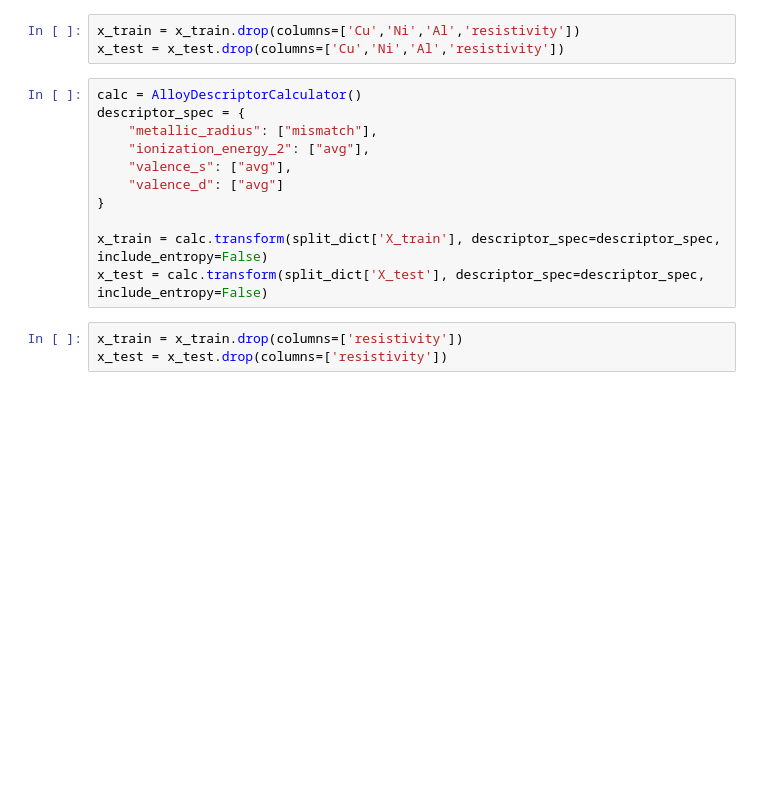
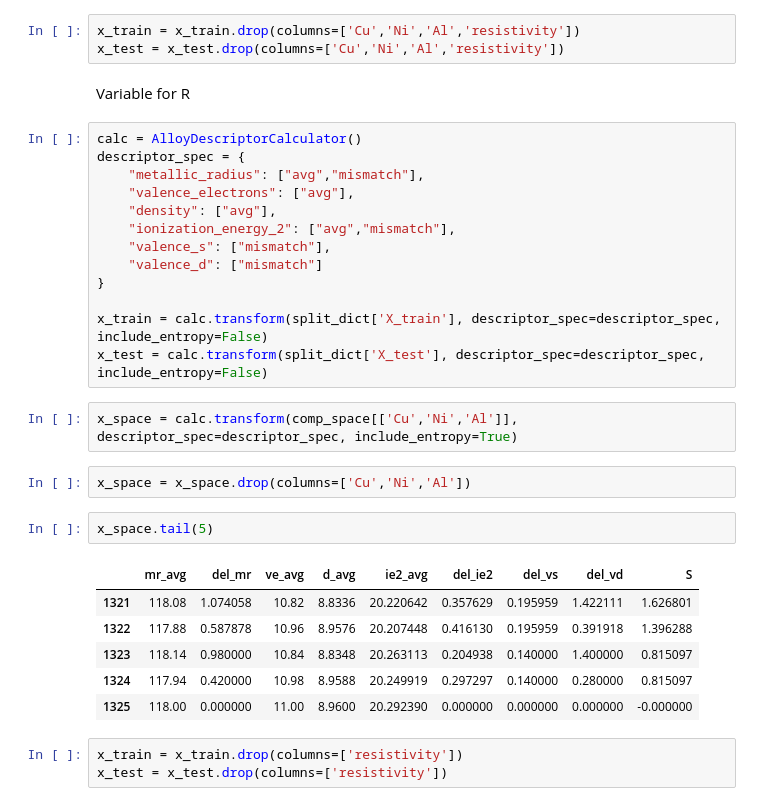
Before and after one commit to linarojas0824/Hybrid-Experimental-Data-Driven-Workflow, a Jupyter notebook: scripts/Notebooks/02_Model Training.ipynb, the cells around one changed output. Cells and saved outputs as stored; diff of their text form; blank space fills up the shorter version.

```diff
--- a/scripts/Notebooks/02_Model Training.ipynb
+++ b/scripts/Notebooks/02_Model Training.ipynb
@@ -105,17 +101,34 @@ y_test = split_dict['y_test']
 # %%
 x_train = x_train.drop(columns=['Cu','Ni','Al','resistivity'])
 x_test = x_test.drop(columns=['Cu','Ni','Al','resistivity'])
+# %% [markdown]
+Variable for R
 # %%
 calc = AlloyDescriptorCalculator()
 descriptor_spec = {
-    "metallic_radius": ["mismatch"],
-    "ionization_energy_2": ["avg"],
-    "valence_s": ["avg"],
-    "valence_d": ["avg"]
+    "metallic_radius": ["avg","mismatch"],
+    "valence_electrons": ["avg"],
+    "density": ["avg"],
+    "ionization_energy_2": ["avg","mismatch"],
+    "valence_s": ["mismatch"],
+    "valence_d": ["mismatch"]
 }
 
 x_train = calc.transform(split_dict['X_train'], descriptor_spec=descriptor_spec, include_entropy=False)
 x_test = calc.transform(split_dict['X_test'], descriptor_spec=descriptor_spec, include_entropy=False)
+# %%
+x_space = calc.transform(comp_space[['Cu','Ni','Al']], descriptor_spec=descriptor_spec, include_entropy=True)
+# %%
+x_space = x_space.drop(columns=['Cu','Ni','Al'])
+# %%
+x_space.tail(5)
+# %% [output]
+|  | mr_avg | del_mr | ve_avg | d_avg | ie2_avg | del_ie2 | del_vs | del_vd | S |
+| 1321 | 118.08 | 1.074058 | 10.82 | 8.8336 | 20.220642 | 0.357629 | 0.195959 | 1.422111 | 1.626801 |
+| 1322 | 117.88 | 0.587878 | 10.96 | 8.9576 | 20.207448 | 0.416130 | 0.195959 | 0.391918 | 1.396288 |
+| 1323 | 118.14 | 0.980000 | 10.84 | 8.8348 | 20.263113 | 0.204938 | 0.140000 | 1.400000 | 0.815097 |
+| 1324 | 117.94 | 0.420000 | 10.98 | 8.9588 | 20.249919 | 0.297297 | 0.140000 | 0.280000 | 0.815097 |
+| 1325 | 118.00 | 0.000000 | 11.00 | 8.9600 | 20.292390 | 0.000000 | 0.000000 | 0.000000 | -0.000000 |
 # %%
 x_train = x_train.drop(columns=['resistivity'])
 x_test = x_test.drop(columns=['resistivity'])
```
Also changed, not shown: parts of 8 cells of this notebook, 5 other files.
